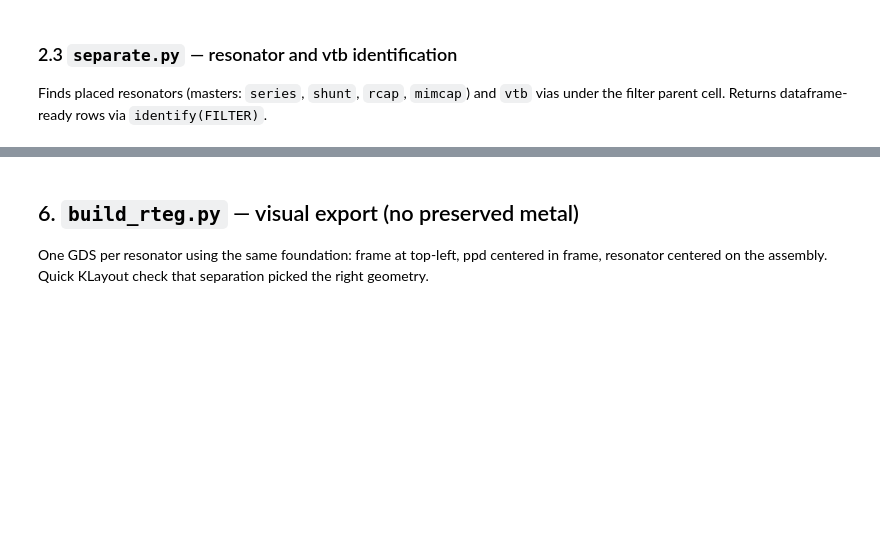
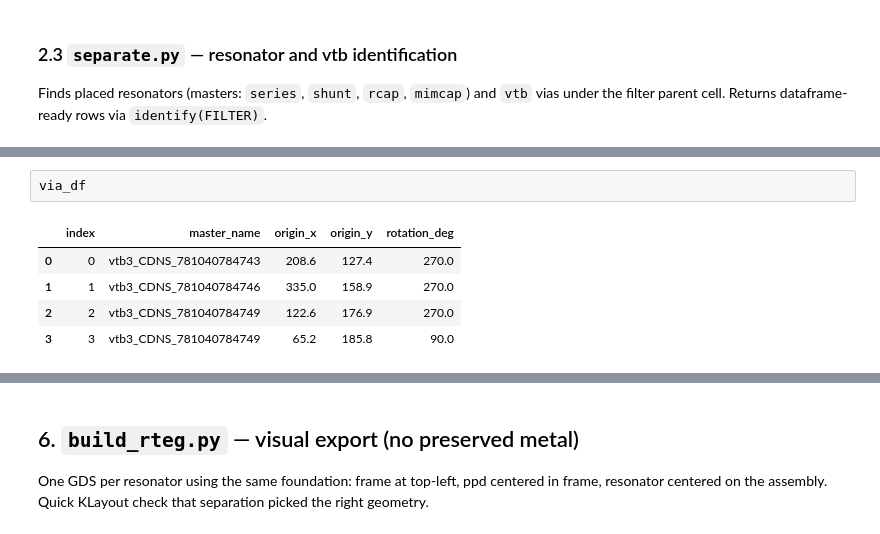
Before and after one commit to ReubenSKWS/rteg-automation, a Jupyter notebook: python_code/single_run.ipynb, the cells around one changed output, grey strips where cells are left out. Cells and saved outputs as stored; diff of their text form; blank space fills up the shorter version.

```diff
--- a/python_code/single_run.ipynb
+++ b/python_code/single_run.ipynb
@@ -318,0 +232,8 @@ for i, res in enumerate(res_list):
+# %%
+via_df
+# %% [output]
+|  | index | master_name | origin_x | origin_y | rotation_deg |
+| 0 | 0 | vtb3_CDNS_781040784743 | 208.6 | 127.4 | 270.0 |
+| 1 | 1 | vtb3_CDNS_781040784746 | 335.0 | 158.9 | 270.0 |
+| 2 | 2 | vtb3_CDNS_781040784749 | 122.6 | 176.9 | 270.0 |
+| 3 | 3 | vtb3_CDNS_781040784749 | 65.2 | 185.8 | 90.0 |
```
Also changed, not shown: parts of 10 cells of this notebook, 5 other files.
